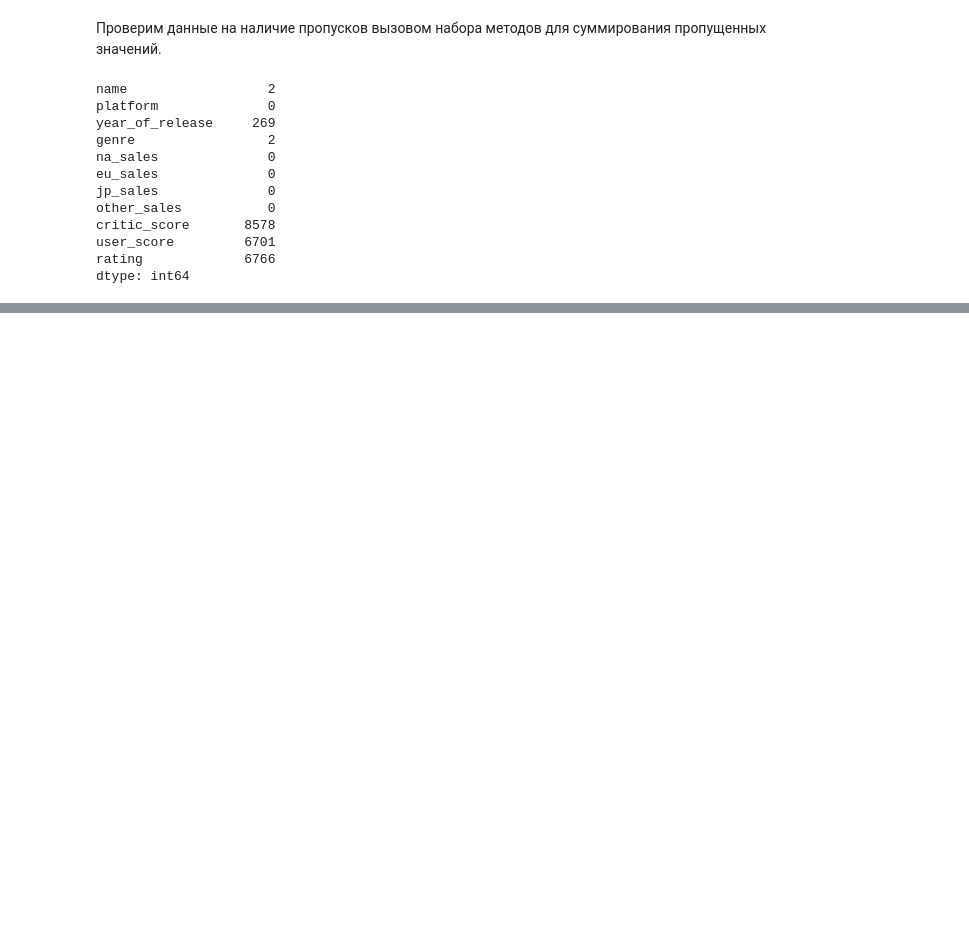
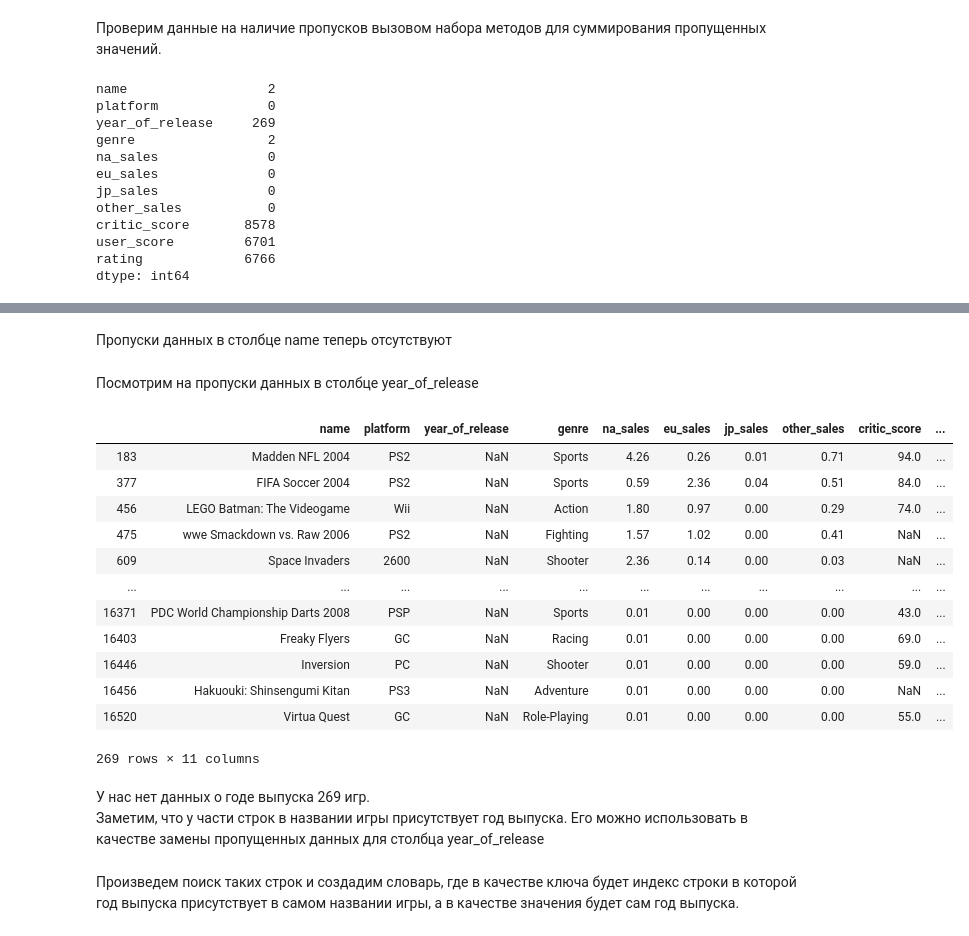
Before and after one commit to nktnlx/data_analysis_portfolio, a Jupyter notebook: video_games_sales.ipynb, the cells around one changed output, grey strips where cells are left out. Drawn from its saved outputs; the diff is of its cells as text; code cells hidden in the pictures; blank space fills up the shorter version.

Commit message:
video games stage 2

```diff
--- a/video_games_sales.ipynb
+++ b/video_games_sales.ipynb
@@ -130,0 +142,4 @@ dtype: int64
+# %%
+# удаляем строки с пропусками данных в столбце name
+# делаем сброс индексов
+df = df.dropna(subset=['name']).reset_index(drop=True)
@@ -130,0 +162,26 @@ dtype: int64
+# %% [markdown]
+Пропуски данных в столбце name теперь отсутствуют
+# %% [markdown]
+Посмотрим на пропуски данных в столбце year_of_release
+# %%
+# отбираем строки с пропусками данных в столбце year_of_release
+df[df['year_of_release'].isna()]
+# %% [output]
+|  | name | platform | year_of_release | genre | na_sales | eu_sales | jp_sales | other_sales | critic_score | ... |
+| 183 | Madden NFL 2004 | PS2 | NaN | Sports | 4.26 | 0.26 | 0.01 | 0.71 | 94.0 | ... |
+| 377 | FIFA Soccer 2004 | PS2 | NaN | Sports | 0.59 | 2.36 | 0.04 | 0.51 | 84.0 | ... |
+| 456 | LEGO Batman: The Videogame | Wii | NaN | Action | 1.80 | 0.97 | 0.00 | 0.29 | 74.0 | ... |
+| 475 | wwe Smackdown vs. Raw 2006 | PS2 | NaN | Fighting | 1.57 | 1.02 | 0.00 | 0.41 | NaN | ... |
+| 609 | Space Invaders | 2600 | NaN | Shooter | 2.36 | 0.14 | 0.00 | 0.03 | NaN | ... |
+| ... | ... | ... | ... | ... | ... | ... | ... | ... | ... | ... |
+| 16371 | PDC World Championship Darts 2008 | PSP | NaN | Sports | 0.01 | 0.00 | 0.00 | 0.00 | 43.0 | ... |
+| 16403 | Freaky Flyers | GC | NaN | Racing | 0.01 | 0.00 | 0.00 | 0.00 | 69.0 | ... |
+| 16446 | Inversion | PC | NaN | Shooter | 0.01 | 0.00 | 0.00 | 0.00 | 59.0 | ... |
+| 16456 | Hakuouki: Shinsengumi Kitan | PS3 | NaN | Adventure | 0.01 | 0.00 | 0.00 | 0.00 | NaN | ... |
+| 16520 | Virtua Quest | GC | NaN | Role-Playing | 0.01 | 0.00 | 0.00 | 0.00 | 55.0 | ... |
+269 rows × 11 columns
+# %% [markdown]
+У нас нет данных о годе выпуска 269 игр.
+Заметим, что у части строк в названии игры присутствует год выпуска. Его можно использовать в качестве замены пропущенных данных для столбца year_of_release
+# %% [markdown]
+Произведем поиск таких строк и создадим словарь, где в качестве ключа будет индекс строки в которой год выпуска присутствует в самом названии игры, а в качестве значения будет сам год выпуска.
```
Also changed, not shown: parts of 15 cells of this notebook.
